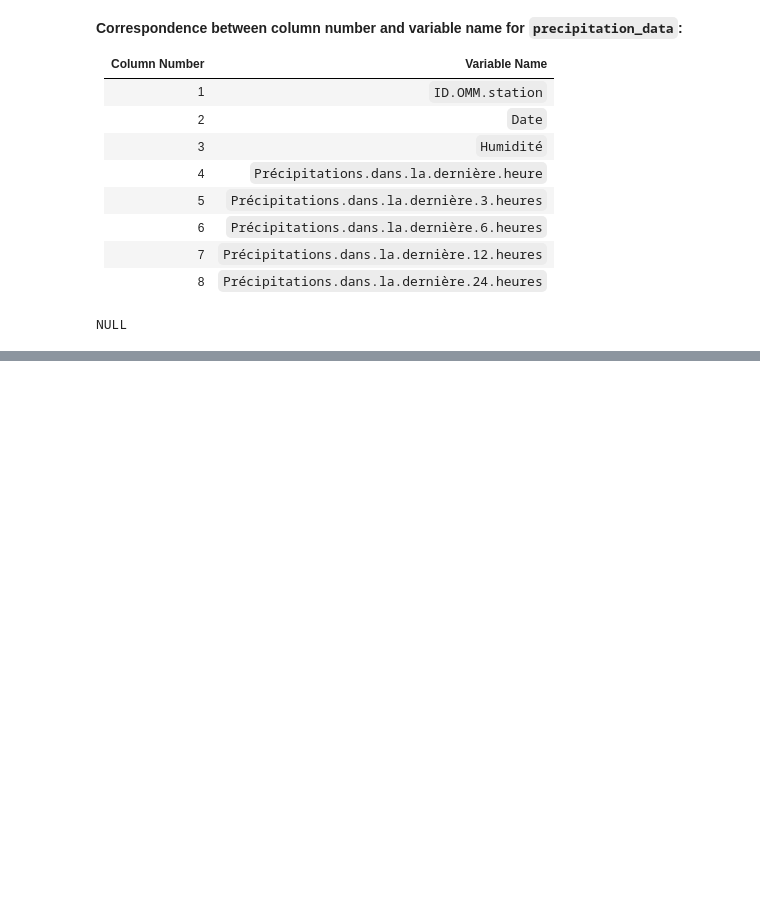
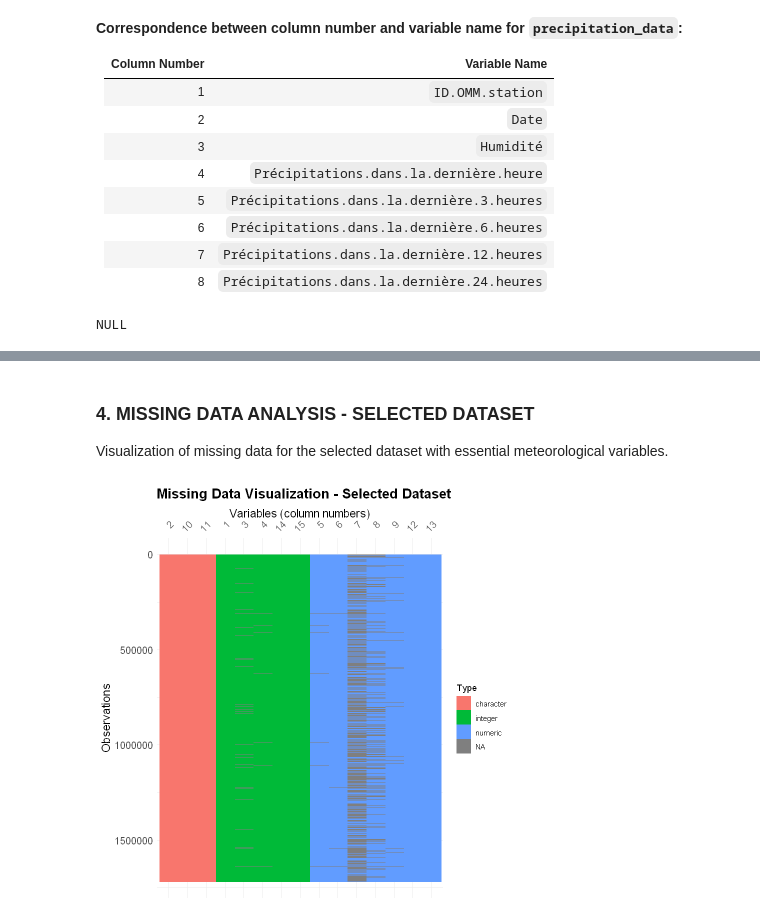
Before and after one commit to AugustinGrunewald/Statistics_Meteo, a Jupyter notebook: data_presentation.ipynb, the cells around one changed output, grey strips where cells are left out. Saved outputs shown, nothing was run; the diff lists cells and outputs as text; code cells hidden in the pictures; blank space fills up the shorter version.

```diff
--- a/data_presentation.ipynb
+++ b/data_presentation.ipynb
@@ -591,0 +237,13 @@ These numerical and graphical summaries provide a solid foundation for the more
+# %%
+# Creation of the selected dataset with essential variables
+selected_weather_data <- data_weather[, c(1, 2, 3, 6, 7, 8, 15, 32, 39, 60, 61, 71, 72, 73, 82)]
+
+# Sort by ascending date
+selected_weather_data <- selected_weather_data[order(selected_weather_data$Date), ]
+
+# Reorganize the index
+rownames(selected_weather_data) <- NULL
+
+# Display first rows
+head(selected_weather_data)
+dim(selected_weather_data)
@@ -591,0 +281,28 @@ These numerical and graphical summaries provide a solid foundation for the more
+# %% [markdown]
+### 4. MISSING DATA ANALYSIS - SELECTED DATASET
+
+Visualization of missing data for the selected dataset with essential meteorological variables.
+# %%
+# Create a copy with column numbers for display
+selected_data_display <- selected_weather_data
+col_numbers <- seq_along(colnames(selected_data_display))
+colnames(selected_data_display) <- as.character(col_numbers)
+
+# Missing data visualization
+vis_dat(
+  selected_data_display,
+  warn_large_data = FALSE
+) +
+  ggplot2::theme(
+    axis.text.x = ggplot2::element_text(angle = 45, hjust = 1, size = 12),
+    axis.text.y = ggplot2::element_text(size = 12),
+    axis.title = ggplot2::element_text(size = 14),
+    plot.title = ggplot2::element_text(size = 16)
+  ) +
+  ggplot2::labs(
+    title = "Missing Data Visualization - Selected Dataset",
+    x = "Variables (column numbers)",
+    y = "Observations"
+  )
+# %% [output]
+[figure, added]
```
Also changed, not shown: parts of 43 cells of this notebook.
